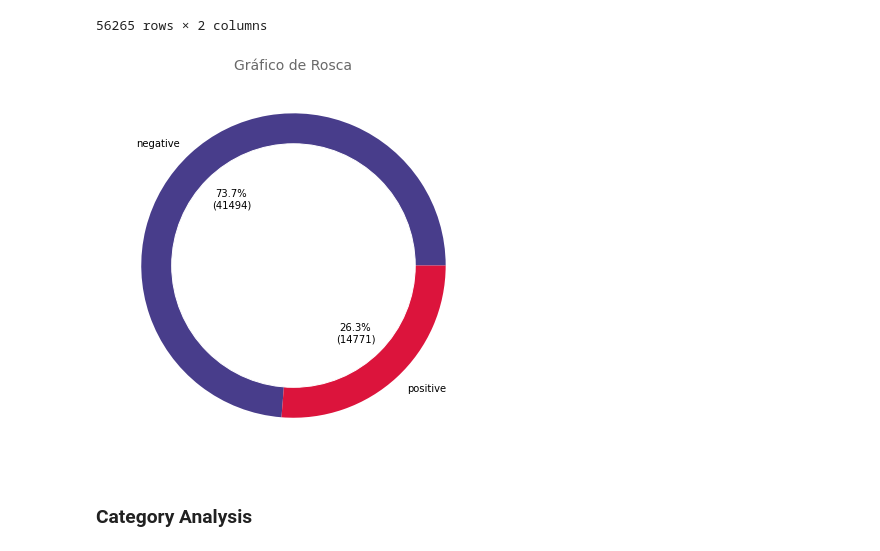
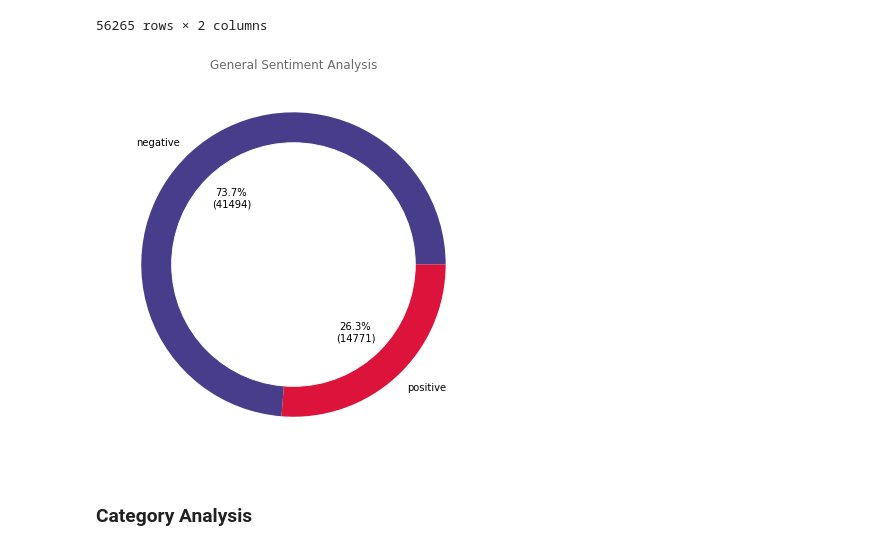
Before and after one commit to C10-Brazilian-e-commerce-modeling-team/brazilian-e-commerce, a Jupyter notebook: NLP/External_data_NLP.ipynb, the cells around one changed output. Cells and saved outputs as stored; diff of their text form; code cells hidden in the pictures.

```diff
--- a/NLP/External_data_NLP.ipynb
+++ b/NLP/External_data_NLP.ipynb
@@ -329,10 +325,12 @@ sent_df.query('sentiment_label in ("positive", "negative")')
 # %%
 fig, ax = plt.subplots(figsize=(7, 7))
 donut_plot(sent_df.query('sentiment_label in ("positive", "negative")'), 'sentiment_label',
            label_names=sent_df.query('sentiment_label in ("positive", "negative")')['sentiment_label'].value_counts().index,
            ax=ax, colors=['darkslateblue', 'crimson'])
+ax.set_title("General Sentiment Analysis")
+plt.show()
 # %% [output]
-[figure, old version]
+[figure, new version]
 # %% [markdown]
 ###  Category Analysis
 # %%
```
Also changed, not shown: parts of 13 cells of this notebook.
